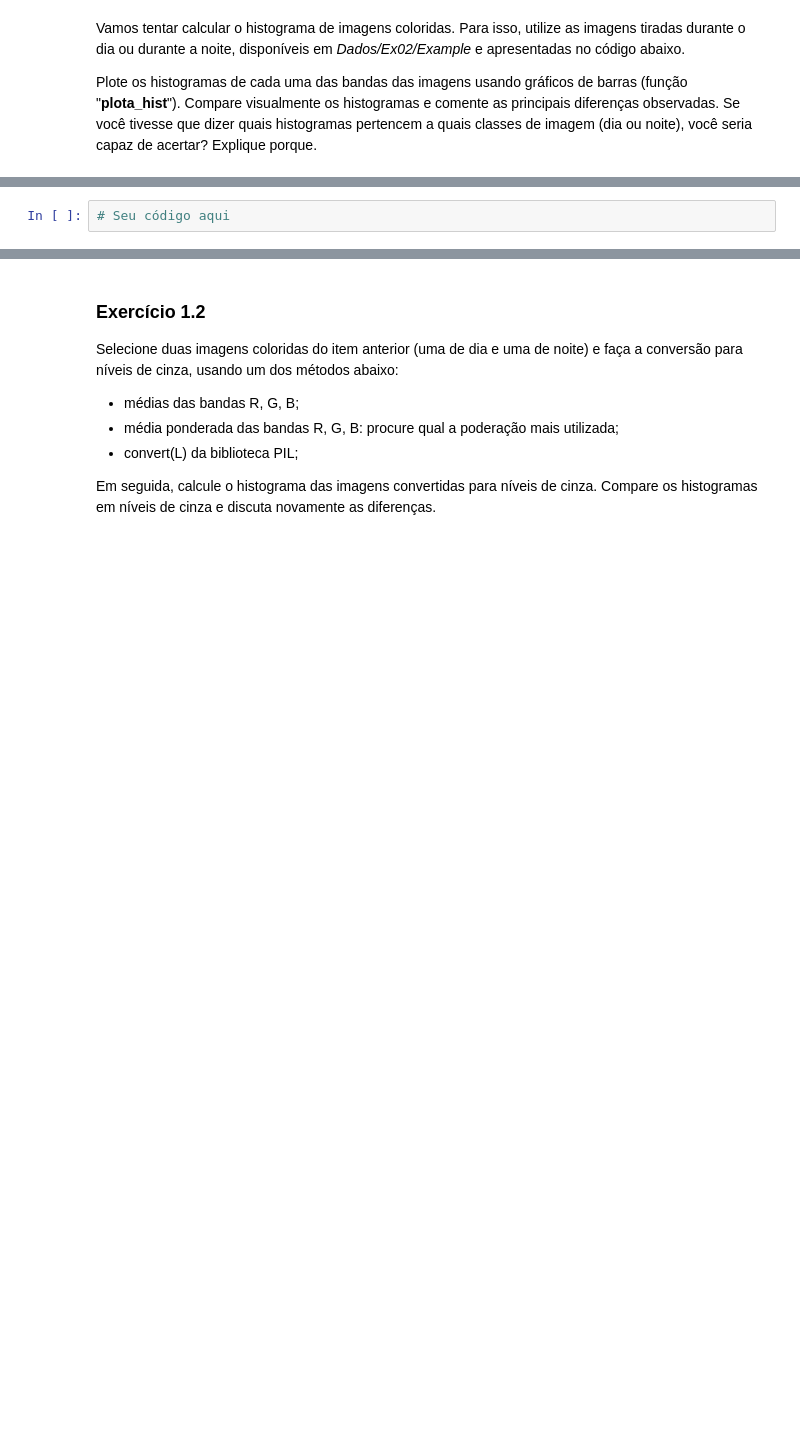
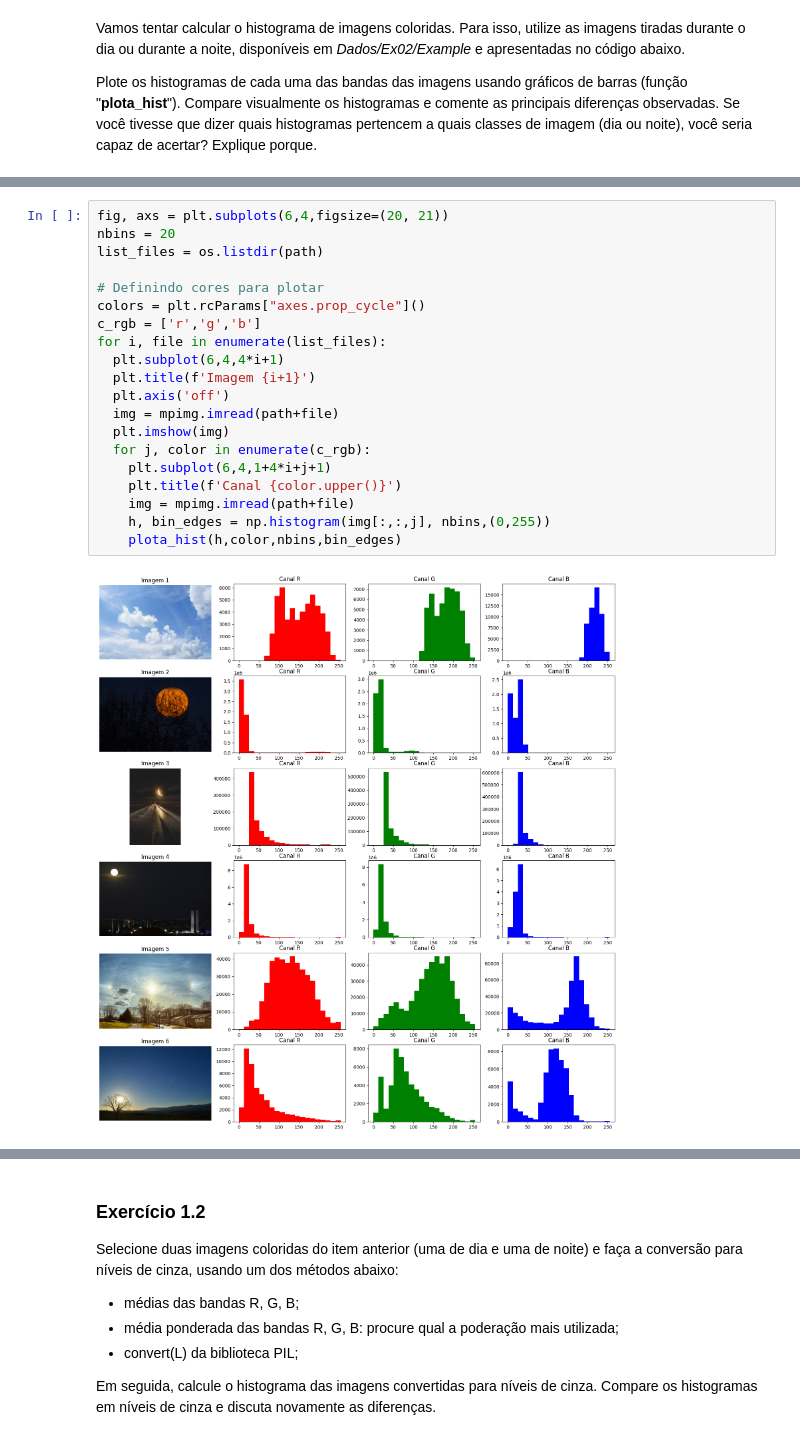
Before and after one commit to jiahas/ia905-introducttion-to-image-processing-and-analysis, a Jupyter notebook: Ex02_195673.ipynb, the cells around one changed output, grey strips where cells are left out. Drawn from its saved outputs; the diff is of its cells as text; blank space fills up the shorter version.

```diff
--- a/Ex02_195673.ipynb
+++ b/Ex02_195673.ipynb
@@ -63,2 +70,22 @@ for i, file in enumerate(list_files):
-# %%
-# Seu código aqui
+# %%
+fig, axs = plt.subplots(6,4,figsize=(20, 21))
+nbins = 20
+list_files = os.listdir(path)
+
+# Definindo cores para plotar
+colors = plt.rcParams["axes.prop_cycle"]()
+c_rgb = ['r','g','b']
+for i, file in enumerate(list_files):
+  plt.subplot(6,4,4*i+1)
+  plt.title(f'Imagem {i+1}')
+  plt.axis('off')
+  img = mpimg.imread(path+file)
+  plt.imshow(img)
+  for j, color in enumerate(c_rgb):
+    plt.subplot(6,4,1+4*i+j+1)
+    plt.title(f'Canal {color.upper()}')
+    img = mpimg.imread(path+file)
+    h, bin_edges = np.histogram(img[:,:,j], nbins,(0,255))
+    plota_hist(h,color,nbins,bin_edges)
+# %% [output]
+[figure, added]
```
Also changed, not shown: parts of 50 cells of this notebook.
